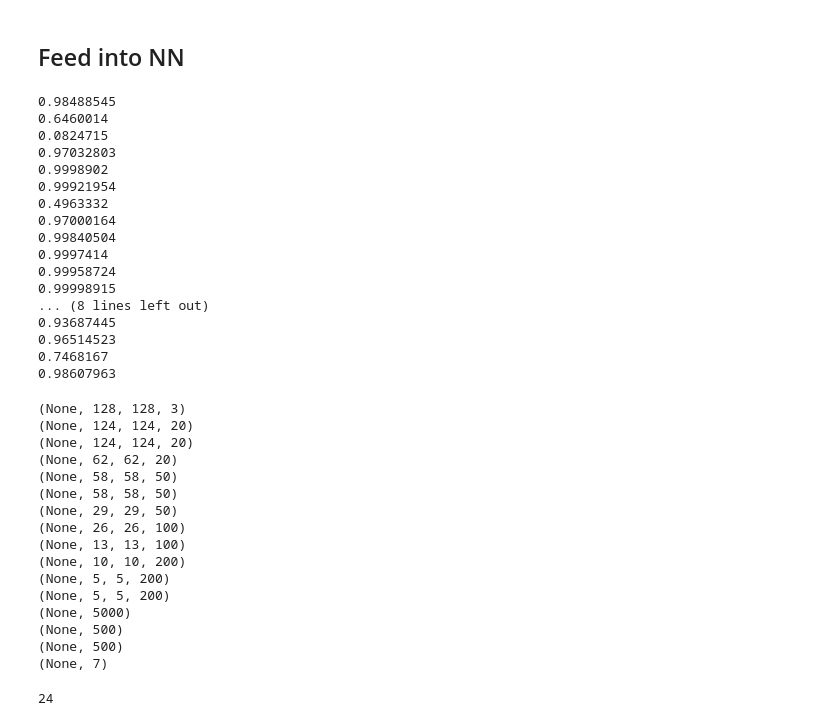
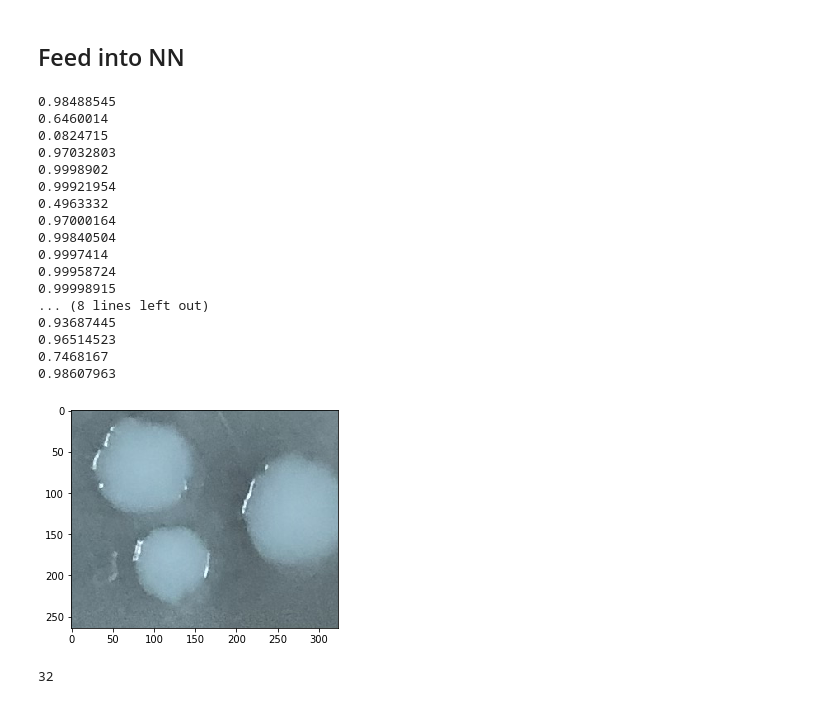
Before and after one commit to aschams/Marsican, a Jupyter notebook: Detect_Circles.ipynb, the cells around one changed output. Drawn from its saved outputs; the diff is of its cells as text; code cells hidden in the pictures.

Commit message:
got initial count for a plate

```diff
--- a/Detect_Circles.ipynb
+++ b/Detect_Circles.ipynb
@@ -314,7 +314,7 @@ mc2 = complete_fit("/Volumes/Samsung_T5/Colonies_Data/data/plate 81_50.png",
 ### Plate 3
 # %%
 mc3 = complete_fit("/Volumes/Samsung_T5/Segmentation_Data/Sukharev_Lab_Data/plates/MJF465_400mOsm_37(1).JPG",
-                   "/Volumes/Samsung_T5/Segmentation_Data/Sukharev_Lab_Data/colonies/MJF465_400mOsm_37(1)_colony.jpg",
+                   "/Volumes/Samsung_T5/Segmentation_Data/Sukharev_Lab_Data/colonies/MJF465_400mOsm_37(1)_colony2.jpg",
                    "res_37(1).png",
                    "res_37(1)_count.png",
                    threshold=0.6)
@@ -343,48 +343,26 @@ model = keras.models.load_model('grayscale_model.hdf5')
 # %%
 for i in range(len(mc3)):
     ex = mc3[i]
+    plt.imshow(ex)
     ex = cv2.resize(ex, dsize=(128,128))
     ex = ex.reshape([-1, 128, 128, 1])
-    print(model.predict(ex)[0][0])
+    print(model.predict(ex)[0])
 # %% [output]
 0.98488545
 0.6460014
 0.0824715
 0.97032803
 0.9998902
 0.99921954
 0.4963332
 0.97000164
 0.99840504
 0.9997414
 0.99958724
 0.99998915
 ... (8 lines left out)
 0.93687445
 0.96514523
 0.7468167
 0.98607963
+[figure, added]
-# %%
-for layer in model.layers:
-    print(layer.input_shape)
-# %% [output]
-(None, 128, 128, 3)
-(None, 124, 124, 20)
-(None, 124, 124, 20)
-(None, 62, 62, 20)
-(None, 58, 58, 50)
-(None, 58, 58, 50)
-(None, 29, 29, 50)
-(None, 26, 26, 100)
-(None, 13, 13, 100)
-(None, 10, 10, 200)
-(None, 5, 5, 200)
-(None, 5, 5, 200)
-(None, 5000)
-(None, 500)
-(None, 500)
-(None, 7)
-# %%
-len(mc3)
-# %% [output]
-24
@@ -390,0 +380,13 @@ len(mc3)
+# %%
+col_count = 0
+for i in range(len(mc3)):
+    ex = mc3[i]
+    ex = rgb2gray(ex)
+    ex = cv2.resize(ex, dsize=(128,128))
+    ex = ex.reshape([-1, 128, 128, 1])
+    max_pred = np.max(model.predict(ex)[0])
+    prediction = np.where(model.predict(ex)[0] == max_pred)[0][0]
+    col_count += pred_num_col[prediction]
+col_count
+# %% [output]
+32
```
Also changed, not shown: parts of 1 cell of this notebook.
